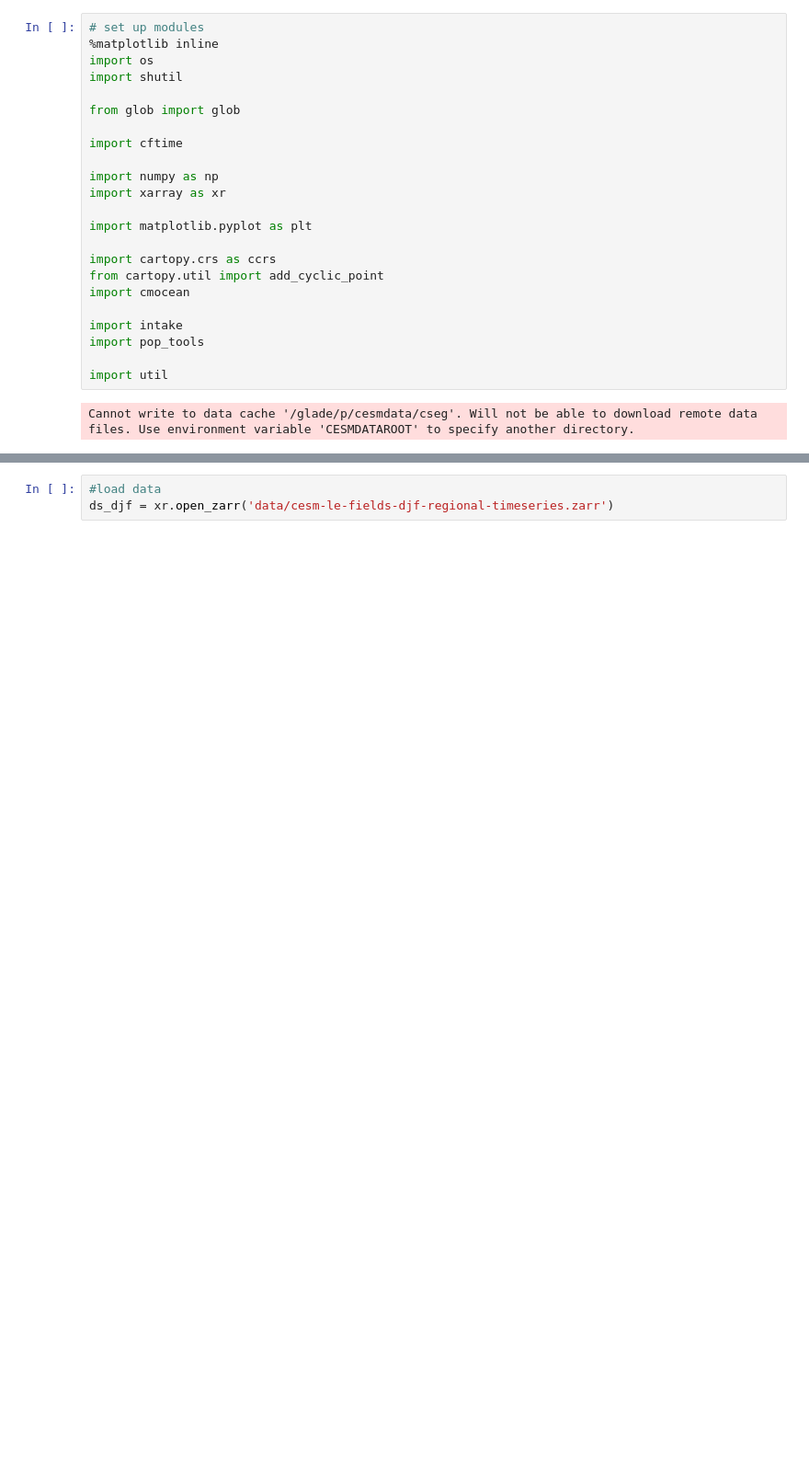
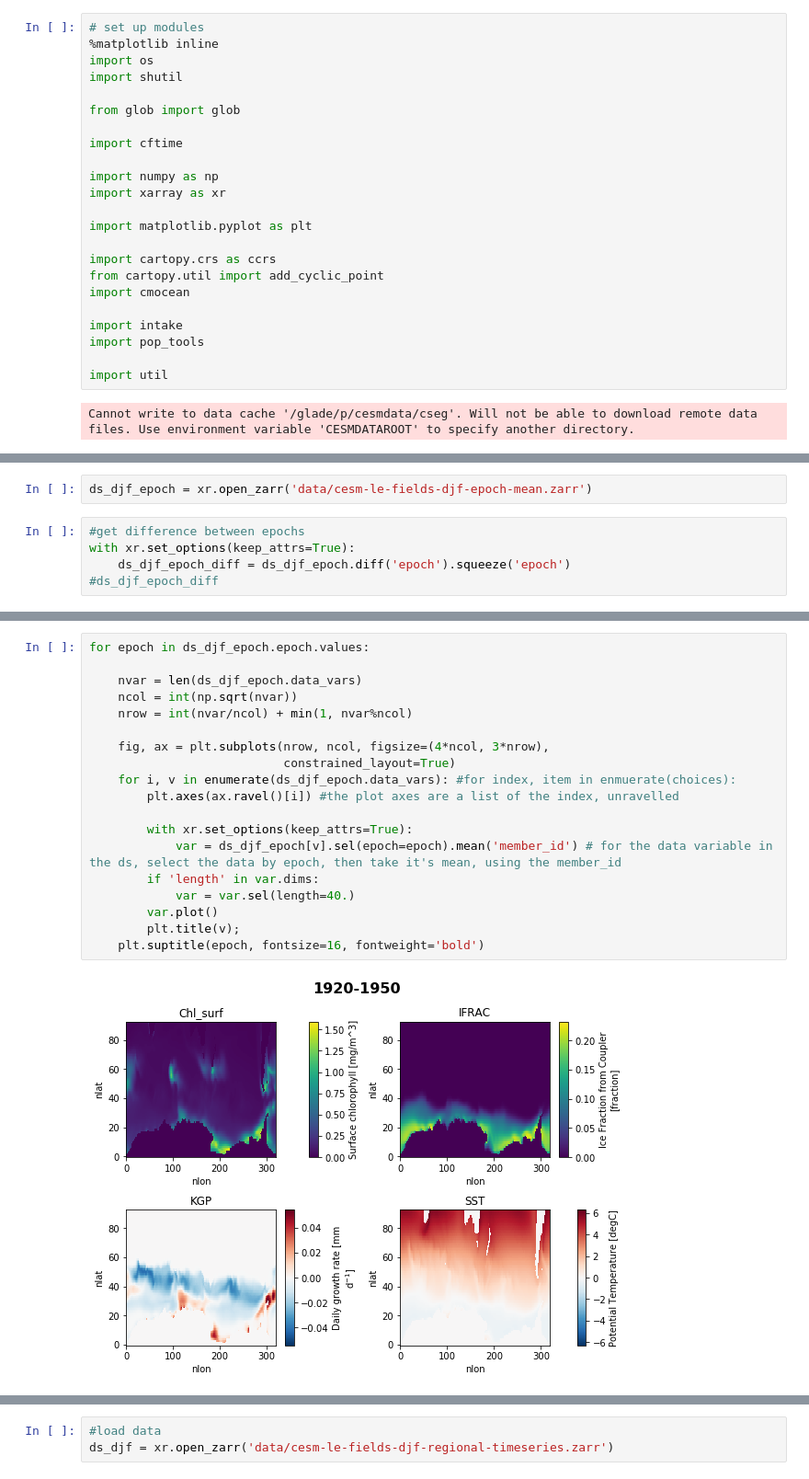
Before and after one commit to Zephyr-Sylvester/krill-cesm-le, a Jupyter notebook: notebooks/Figure-Template.ipynb, the cells around one changed output, grey strips where cells are left out. Shown at 92% size. Drawn from its saved outputs; the diff is of its cells as text; blank space fills up the shorter version.

Commit message:
plotting regional epochs

```diff
--- a/notebooks/Figure-Template.ipynb
+++ b/notebooks/Figure-Template.ipynb
@@ -41,0 +45,7 @@ Cannot write to data cache '/glade/p/cesmdata/cseg'. Will not be able to downloa
+# %%
+ds_djf_epoch = xr.open_zarr('data/cesm-le-fields-djf-epoch-mean.zarr')
+# %%
+#get difference between epochs
+with xr.set_options(keep_attrs=True):
+    ds_djf_epoch_diff = ds_djf_epoch.diff('epoch').squeeze('epoch')
+#ds_djf_epoch_diff
@@ -41,0 +72,21 @@ Cannot write to data cache '/glade/p/cesmdata/cseg'. Will not be able to downloa
+# %%
+for epoch in ds_djf_epoch.epoch.values:
+
+    nvar = len(ds_djf_epoch.data_vars)
+    ncol = int(np.sqrt(nvar))
+    nrow = int(nvar/ncol) + min(1, nvar%ncol)
+
+    fig, ax = plt.subplots(nrow, ncol, figsize=(4*ncol, 3*nrow),
+                           constrained_layout=True)
+    for i, v in enumerate(ds_djf_epoch.data_vars): #for index, item in enmuerate(choices):
+        plt.axes(ax.ravel()[i]) #the plot axes are a list of the index, unravelled
+
+        with xr.set_options(keep_attrs=True):
+            var = ds_djf_epoch[v].sel(epoch=epoch).mean('member_id') # for the data variable in the ds, select the data by epoch, then take it's mean, using the member_id
+        if 'length' in var.dims:
+            var = var.sel(length=40.)
+        var.plot()
+        plt.title(v);
+    plt.suptitle(epoch, fontsize=16, fontweight='bold')
+# %% [output]
+[figure, added]
```
Also changed, not shown: parts of 20 cells of this notebook.
